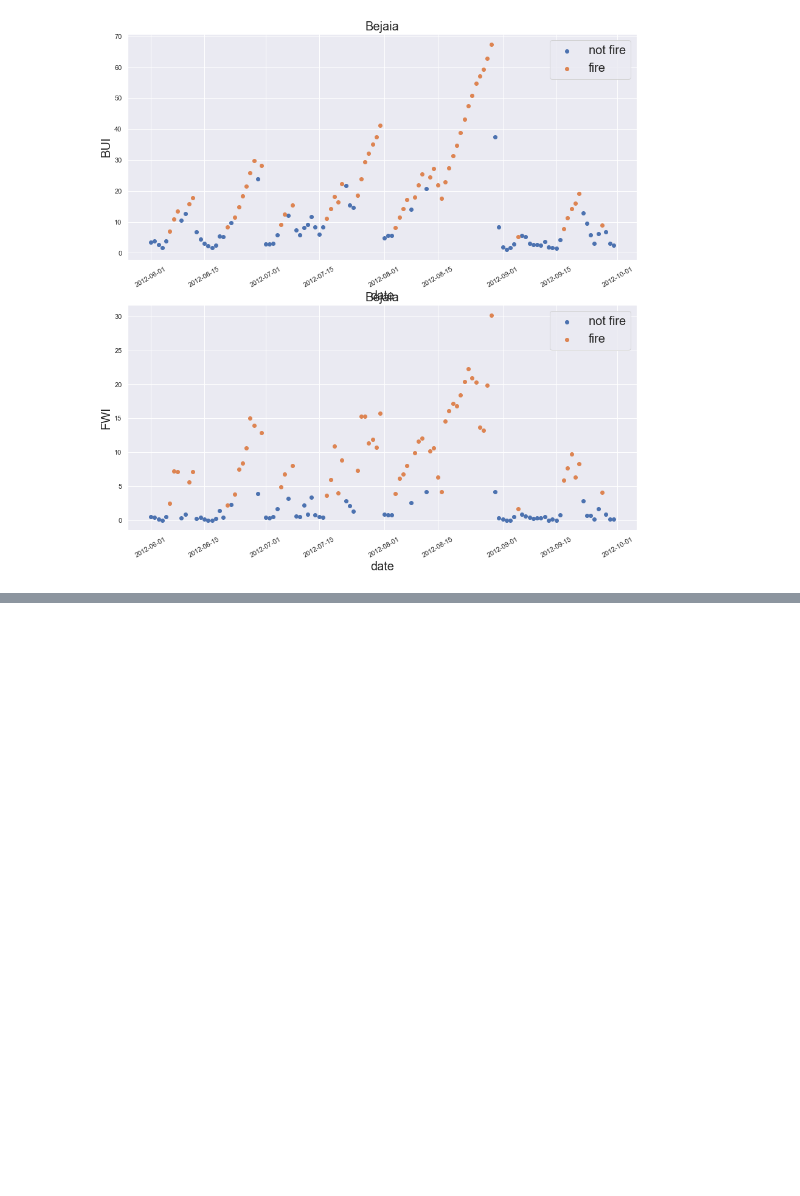
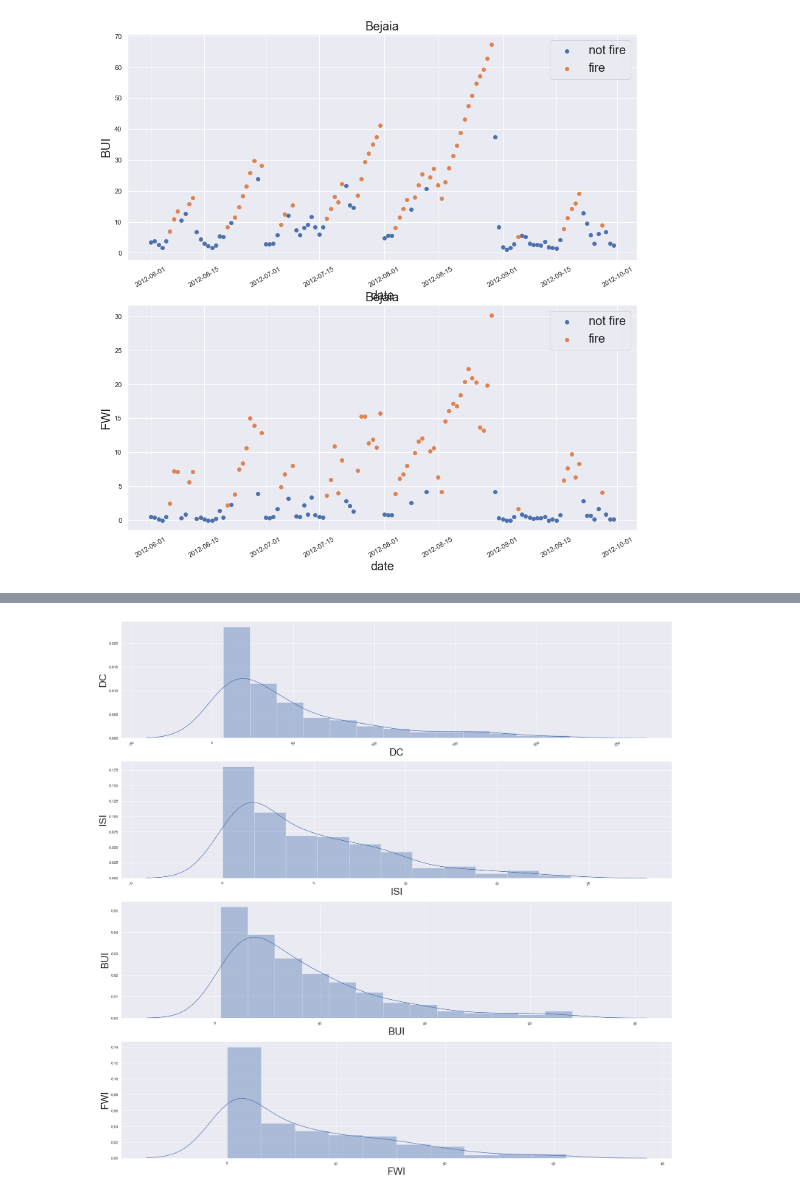
Before and after one commit to sreeman-11021996/iNeuron_Ass, a Jupyter notebook: 00. Assignments/home-work/05. End-to-End 29-05-2022/Algerian Forest Fires ML.ipynb, the cells around one changed output, grey strips where cells are left out. Saved outputs shown, nothing was run; the diff lists cells and outputs as text; code cells hidden in the pictures; blank space fills up the shorter version.

```diff
--- a/00. Assignments/home-work/05. End-to-End 29-05-2022/Algerian Forest Fires ML.ipynb
+++ b/00. Assignments/home-work/05. End-to-End 29-05-2022/Algerian Forest Fires ML.ipynb
@@ -679,0 +731,4 @@ scatter_plot_num(df_test,num_feat[8:])
+# %%
+hist_plot_num(df_test,num_feat[6:])
+# %% [output]
+[figure, added]
```
Also changed, not shown: parts of 12 cells of this notebook.
